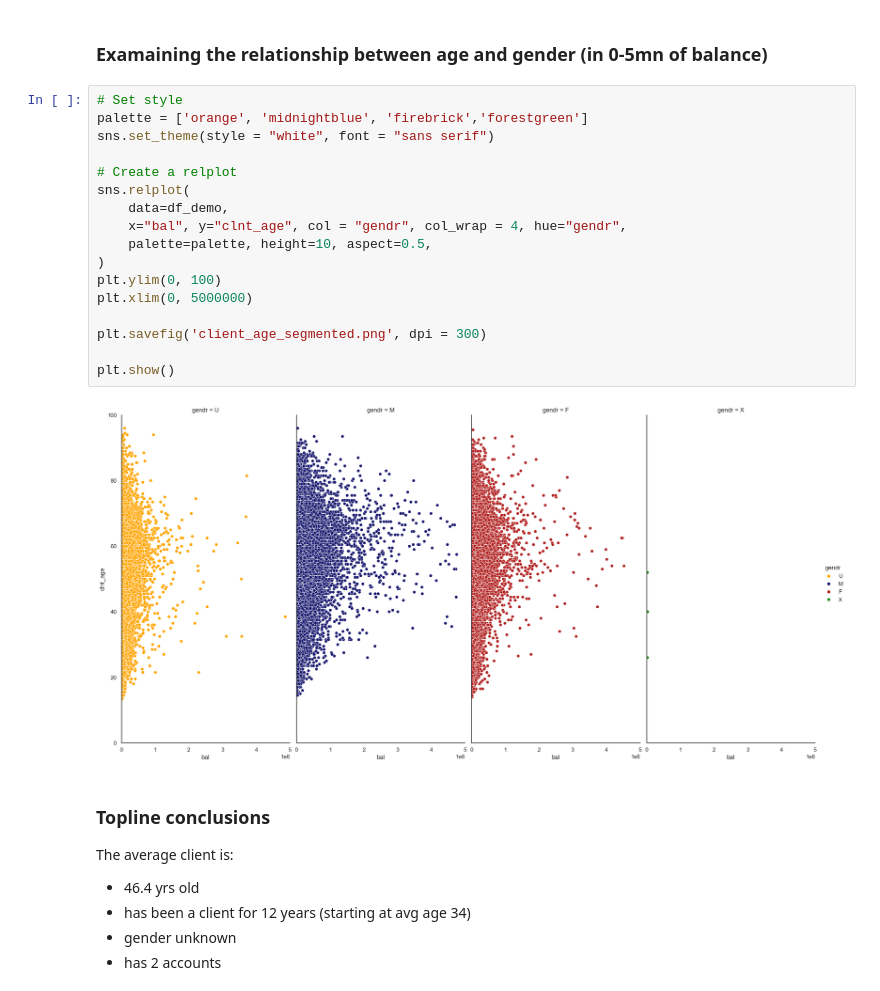
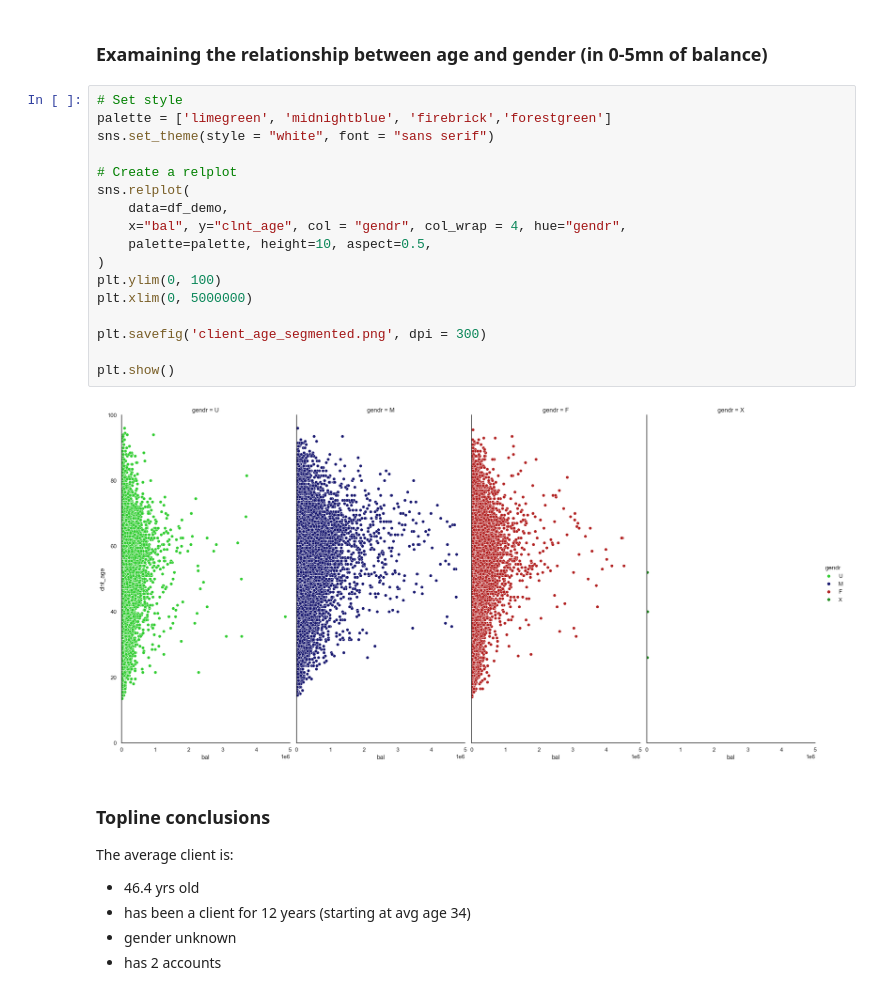
Before and after one commit to mhga94/vanguard_project, a Jupyter notebook: notebook/Project.ipynb, the cells around one changed output. Cells and saved outputs as stored; diff of their text form.

```diff
--- a/notebook/Project.ipynb
+++ b/notebook/Project.ipynb
@@ -296,23 +370,23 @@ dtype: int64
 ### Examaining the relationship between age and gender (in 0-5mn of balance)
 # %%
 # Set style
-palette = ['orange', 'midnightblue', 'firebrick','forestgreen']
+palette = ['limegreen', 'midnightblue', 'firebrick','forestgreen']
 sns.set_theme(style = "white", font = "sans serif")
 
 # Create a relplot
 sns.relplot(
     data=df_demo,
     x="bal", y="clnt_age", col = "gendr", col_wrap = 4, hue="gendr",
     palette=palette, height=10, aspect=0.5,
 )
 plt.ylim(0, 100)
 plt.xlim(0, 5000000)
 
 plt.savefig('client_age_segmented.png', dpi = 300)
 
 plt.show()
 # %% [output]
-[figure, old version]
+[figure, new version]
 # %% [markdown]
 ### Topline conclusions
 
```
Also changed, not shown: parts of 19 cells of this notebook, 13 other files.
